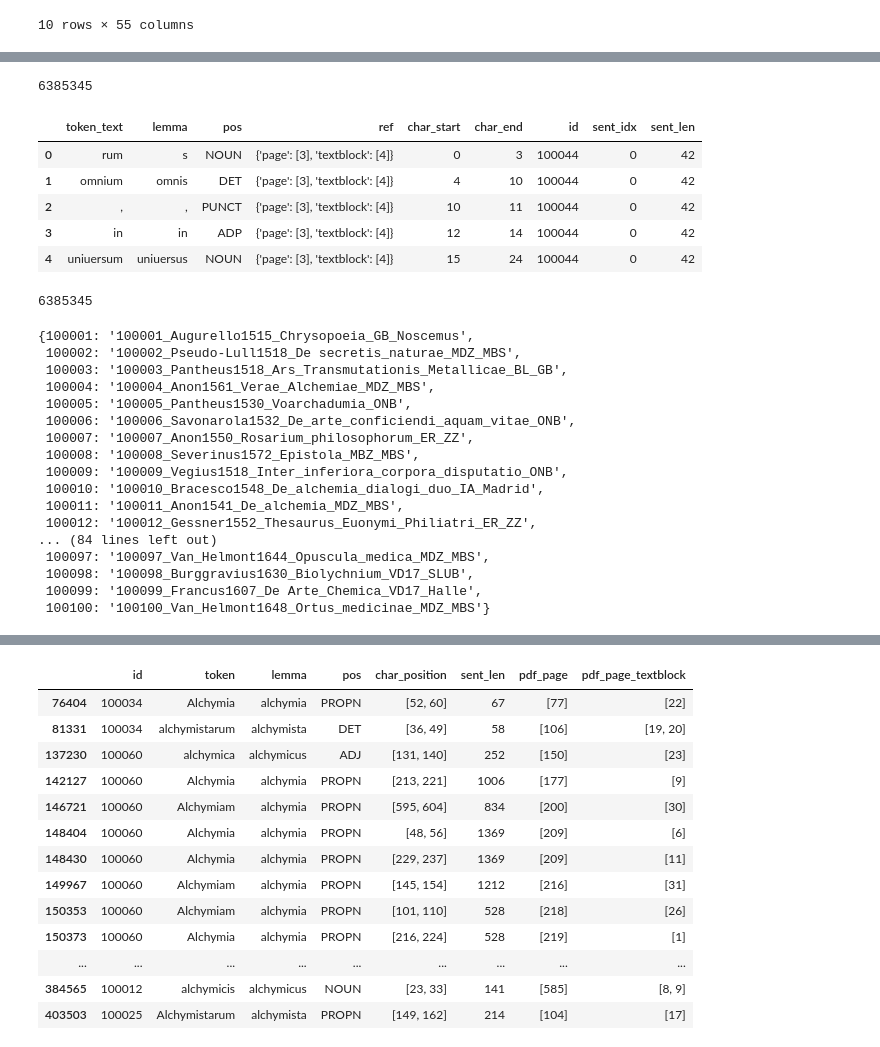
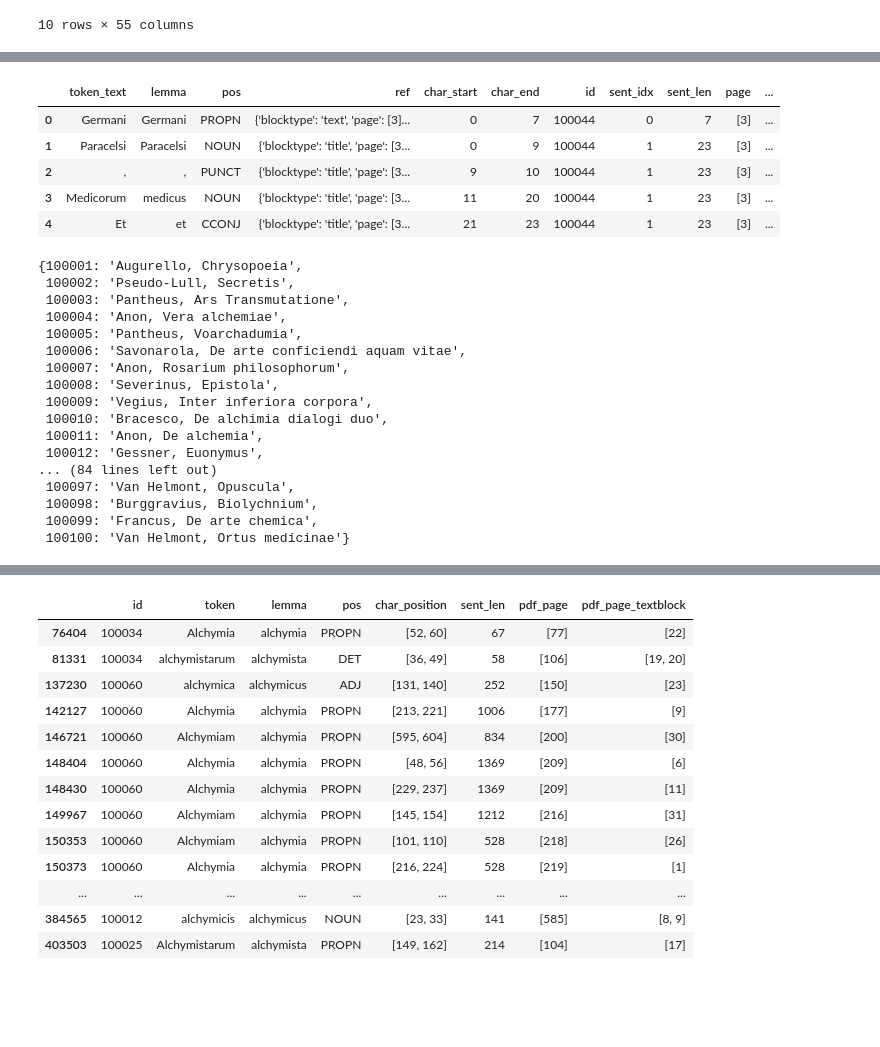
Before and after one commit to CCS-ZCU/EMLAP_ETL, a Jupyter notebook: scripts/7_lemmata-for-gui.ipynb, the cells around one changed output, grey strips where cells are left out. Drawn from its saved outputs; the diff is of its cells as text; code cells hidden in the pictures; blank space fills up the shorter version.

```diff
--- a/scripts/7_lemmata-for-gui.ipynb
+++ b/scripts/7_lemmata-for-gui.ipynb
@@ -74,4 +23,0 @@ for filename in filenames:
-# %%
-len(emlap_tokens)
-# %% [output]
-6385345
@@ -80,9 +23,0 @@ emlap_tokens_df = pd.DataFrame(emlap_tokens)
-# %%
-emlap_tokens_df.head(5)
-# %% [output]
-|  | token_text | lemma | pos | ref | char_start | char_end | id | sent_idx | sent_len |
-| 0 | rum | s | NOUN | {'page': [3], 'textblock': [4]} | 0 | 3 | 100044 | 0 | 42 |
-| 1 | omnium | omnis | DET | {'page': [3], 'textblock': [4]} | 4 | 10 | 100044 | 0 | 42 |
-| 2 | , | , | PUNCT | {'page': [3], 'textblock': [4]} | 10 | 11 | 100044 | 0 | 42 |
-| 3 | in | in | ADP | {'page': [3], 'textblock': [4]} | 12 | 14 | 100044 | 0 | 42 |
-| 4 | uniuersum | uniuersus | NOUN | {'page': [3], 'textblock': [4]} | 15 | 24 | 100044 | 0 | 42 |
@@ -93,31 +24,35 @@ emlap_tokens_df["char_position"] = emlap_tokens_df.apply(lambda row: (row["char_
-# %%
-len(emlap_tokens_df)
-# %% [output]
-6385345
 # %%
-# read back
-#emlap_tokens_df = pd.read_parquet("../data/emlap_tokens_df.parquet")
+#
+emlap_tokens_df = pd.read_parquet("../data/emlap_corpus_public/emlap_tokens_df.parquet")
+emlap_tokens_df.head(5)
+# %% [output]
+|  | token_text | lemma | pos | ref | char_start | char_end | id | sent_idx | sent_len | page | ... |
+| 0 | Germani | Germani | PROPN | {'blocktype': 'text', 'page': [3]... | 0 | 7 | 100044 | 0 | 7 | [3] | ... |
+| 1 | Paracelsi | Paracelsi | NOUN | {'blocktype': 'title', 'page': [3... | 0 | 9 | 100044 | 1 | 23 | [3] | ... |
+| 2 | , | , | PUNCT | {'blocktype': 'title', 'page': [3... | 9 | 10 | 100044 | 1 | 23 | [3] | ... |
+| 3 | Medicorum | medicus | NOUN | {'blocktype': 'title', 'page': [3... | 11 | 20 | 100044 | 1 | 23 | [3] | ... |
+| 4 | Et | et | CCONJ | {'blocktype': 'title', 'page': [3... | 21 | 23 | 100044 | 1 | 23 | [3] | ... |
 # %%
-emlap_id_filename_dict = dict(zip(emlap_metadata["no."], emlap_metadata["filenames"]))
+emlap_id_filename_dict = dict(zip(emlap_metadata["no."], emlap_metadata["working_title"]))
 emlap_id_filename_dict
 # %% [output]
-{100001: '100001_Augurello1515_Chrysopoeia_GB_Noscemus',
- 100002: '100002_Pseudo-Lull1518_De secretis_naturae_MDZ_MBS',
- 100003: '100003_Pantheus1518_Ars_Transmutationis_Metallicae_BL_GB',
- 100004: '100004_Anon1561_Verae_Alchemiae_MDZ_MBS',
- 100005: '100005_Pantheus1530_Voarchadumia_ONB',
- 100006: '100006_Savonarola1532_De_arte_conficiendi_aquam_vitae_ONB',
- 100007: '100007_Anon1550_Rosarium_philosophorum_ER_ZZ',
- 100008: '100008_Severinus1572_Epistola_MBZ_MBS',
- 100009: '100009_Vegius1518_Inter_inferiora_corpora_disputatio_ONB',
- 100010: '100010_Bracesco1548_De_alchemia_dialogi_duo_IA_Madrid',
- 100011: '100011_Anon1541_De_alchemia_MDZ_MBS',
- 100012: '100012_Gessner1552_Thesaurus_Euonymi_Philiatri_ER_ZZ',
+{100001: 'Augurello, Chrysopoeia',
+ 100002: 'Pseudo-Lull, Secretis',
+ 100003: 'Pantheus, Ars Transmutatione',
+ 100004: 'Anon, Vera alchemiae',
+ 100005: 'Pantheus, Voarchadumia',
+ 100006: 'Savonarola, De arte conficiendi aquam vitae',
+ 100007: 'Anon, Rosarium philosophorum',
+ 100008: 'Severinus, Epistola',
+ 100009: 'Vegius, Inter inferiora corpora',
+ 100010: 'Bracesco, De alchimia dialogi duo',
+ 100011: 'Anon, De alchemia',
+ 100012: 'Gessner, Euonymus',
 ... (84 lines left out)
- 100097: '100097_Van_Helmont1644_Opuscula_medica_MDZ_MBS',
- 100098: '100098_Burggravius1630_Biolychnium_VD17_SLUB',
- 100099: '100099_Francus1607_De Arte_Chemica_VD17_Halle',
- 100100: '100100_Van_Helmont1648_Ortus_medicinae_MDZ_MBS'}
+ 100097: 'Van Helmont, Opuscula',
+ 100098: 'Burggravius, Biolychnium',
+ 100099: 'Francus, De arte chemica',
+ 100100: 'Van Helmont, Ortus medicinae'}
 # %%
 position_files_dict = {}
 for id, fn in emlap_id_filename_dict.items():
```
Also changed, not shown: parts of 17 cells of this notebook, 4 other files.
